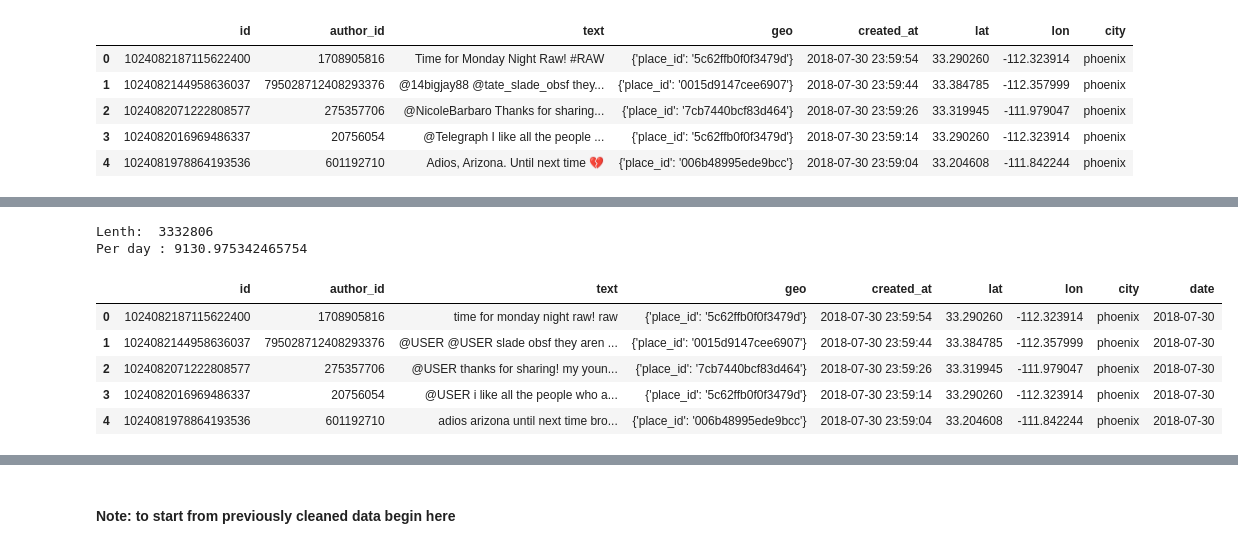
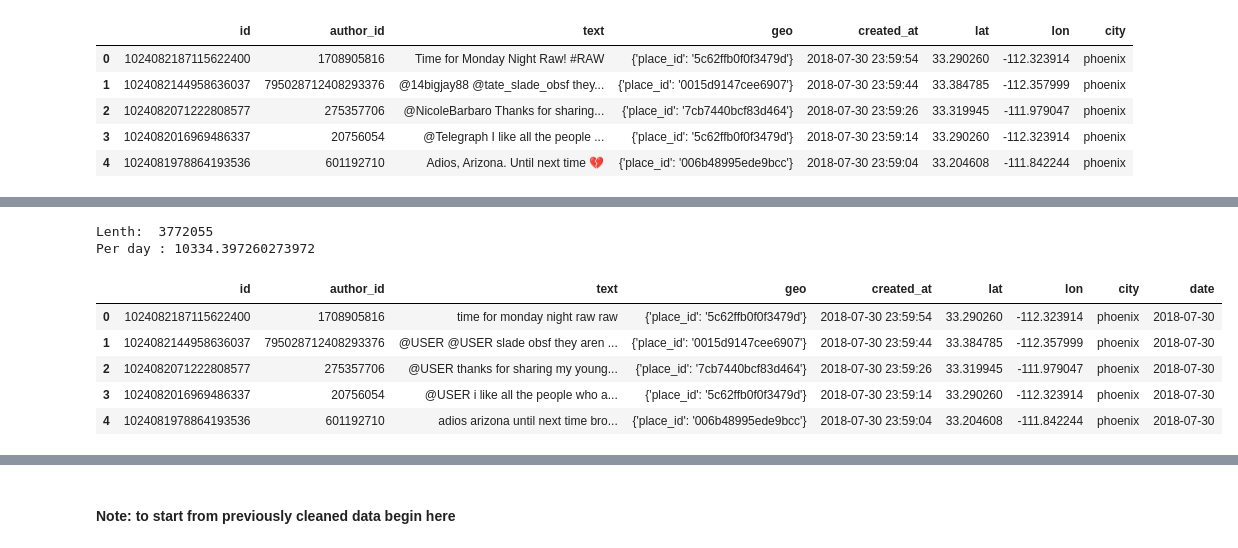
Before and after one commit to zcalhoun/wildfire, a Jupyter notebook: notebooks/tfidf-v1.ipynb, the cells around one changed output, grey strips where cells are left out. Cells and saved outputs as stored; diff of their text form; code cells hidden in the pictures.

```diff
--- a/notebooks/tfidf-v1.ipynb
+++ b/notebooks/tfidf-v1.ipynb
@@ -58,9 +58,6 @@ df_raw.head()
 # %%
 df_raw = df_raw.dropna().reset_index(drop=True)
 df_raw['created_at'] = [datetime.strptime(d,'%Y-%m-%d %H:%M:%S') for d in df_raw['created_at']]
-
-# Subset 5/2018-12/2018
-df_raw = df_raw[df_raw['created_at'] > datetime(2018, 4, 30)]
 
 # Change date quantum to day
 df_raw['date'] = df_raw['created_at'].dt.floor('d')
@@ -94,31 +125,31 @@ aqi_df.head()
 print("Lenth: ", len(df_raw))
 print("Per day :", len(df_raw)/365)
 # %% [output]
-Lenth:  3332806
-Per day : 9130.975342465754
+Lenth:  3772055
+Per day : 10334.397260273972
 # %%
-spec_re = "[^A-Za-z0-9\?\!\@]+"
+spec_re = "[^A-Za-z0-9\@]+"
 http_re = "https?:\S+|http?:\S"
 at_re = "@\S+"
 
 def process_tweet(tweet):
     tweet = str(tweet).lower()
     tweet = emoji.demojize(tweet)
     tweet = re.sub(spec_re, ' ', tweet)
     tweet = re.sub(http_re, 'HTTPURL', tweet)
     tweet = re.sub(at_re, '@USER', tweet)
     # Tokenize and stem?
     tweet = re.sub(r'\s+', ' ', tweet).strip()
     return tweet
 
 df_raw['text'] = df_raw['text'].apply(process_tweet)
 
 df_raw.head()
 # %% [output]
 |  | id | author_id | text | geo | created_at | lat | lon | city | date |
-| 0 | 1024082187115622400 | 1708905816 | time for monday night raw! raw | {'place_id': '5c62ffb0f0f3479d'} | 2018-07-30 23:59:54 | 33.290260 | -112.323914 | phoenix | 2018-07-30 |
+| 0 | 1024082187115622400 | 1708905816 | time for monday night raw raw | {'place_id': '5c62ffb0f0f3479d'} | 2018-07-30 23:59:54 | 33.290260 | -112.323914 | phoenix | 2018-07-30 |
 | 1 | 1024082144958636037 | 795028712408293376 | @USER @USER slade obsf they aren ... | {'place_id': '0015d9147cee6907'} | 2018-07-30 23:59:44 | 33.384785 | -112.357999 | phoenix | 2018-07-30 |
-| 2 | 1024082071222808577 | 275357706 | @USER thanks for sharing! my youn... | {'place_id': '7cb7440bcf83d464'} | 2018-07-30 23:59:26 | 33.319945 | -111.979047 | phoenix | 2018-07-30 |
+| 2 | 1024082071222808577 | 275357706 | @USER thanks for sharing my young... | {'place_id': '7cb7440bcf83d464'} | 2018-07-30 23:59:26 | 33.319945 | -111.979047 | phoenix | 2018-07-30 |
 | 3 | 1024082016969486337 | 20756054 | @USER i like all the people who a... | {'place_id': '5c62ffb0f0f3479d'} | 2018-07-30 23:59:14 | 33.290260 | -112.323914 | phoenix | 2018-07-30 |
 | 4 | 1024081978864193536 | 601192710 | adios arizona until next time bro... | {'place_id': '006b48995ede9bcc'} | 2018-07-30 23:59:04 | 33.204608 | -111.842244 | phoenix | 2018-07-30 |
 # %%
```
Also changed, not shown: parts of 23 cells of this notebook, 2 other files.
